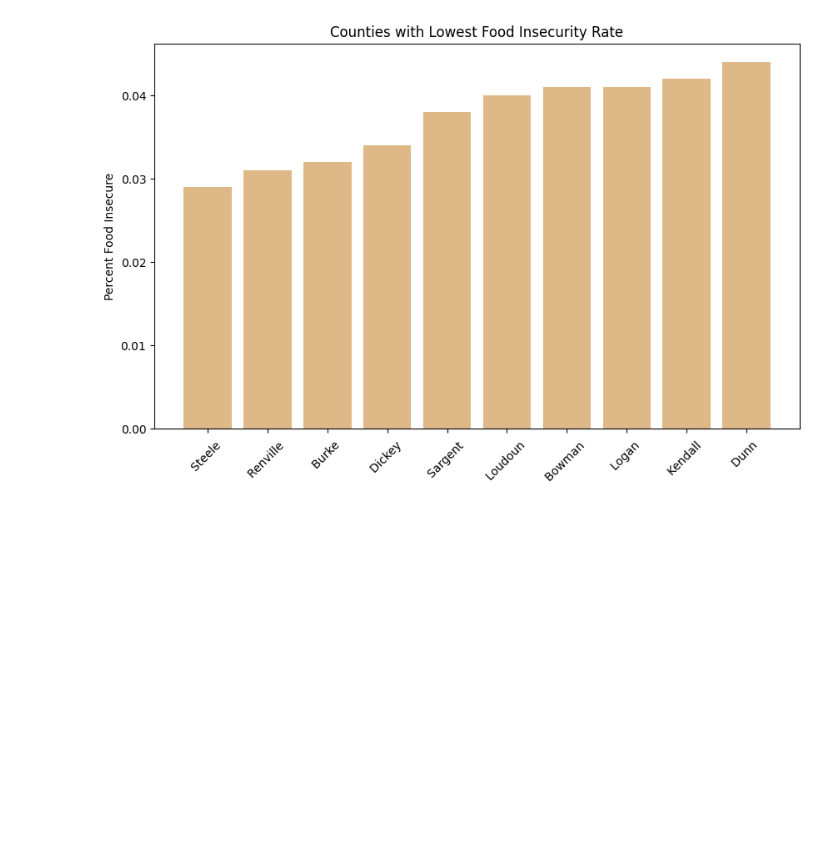
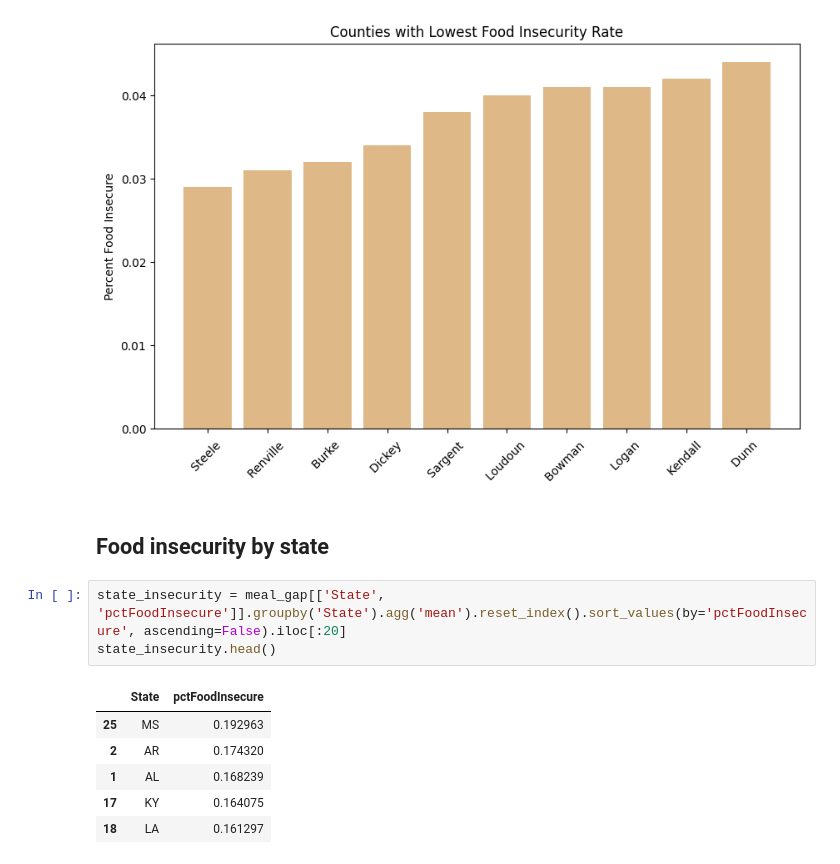
Before and after one commit to LaraTerpetschnig/Canaries, a Jupyter notebook: notebooks/bar_graph.ipynb, the cells around one changed output. Cells and saved outputs as stored; diff of their text form; blank space fills up the shorter version.

```diff
--- a/notebooks/bar_graph.ipynb
+++ b/notebooks/bar_graph.ipynb
@@ -94,3 +97,15 @@ plt.savefig('../visualizations/Low_Food_Insecurity_Rates.png')
 plt.show()
 # %% [output]
 [figure]
+# %% [markdown]
+## Food insecurity by state
+# %%
+state_insecurity = meal_gap[['State', 'pctFoodInsecure']].groupby('State').agg('mean').reset_index().sort_values(by='pctFoodInsecure', ascending=False).iloc[:20]
+state_insecurity.head()
+# %% [output]
+|  | State | pctFoodInsecure |
+| 25 | MS | 0.192963 |
+| 2 | AR | 0.174320 |
+| 1 | AL | 0.168239 |
+| 17 | KY | 0.164075 |
+| 18 | LA | 0.161297 |
```
Also changed, not shown: parts of 6 cells of this notebook, 1 other file.
